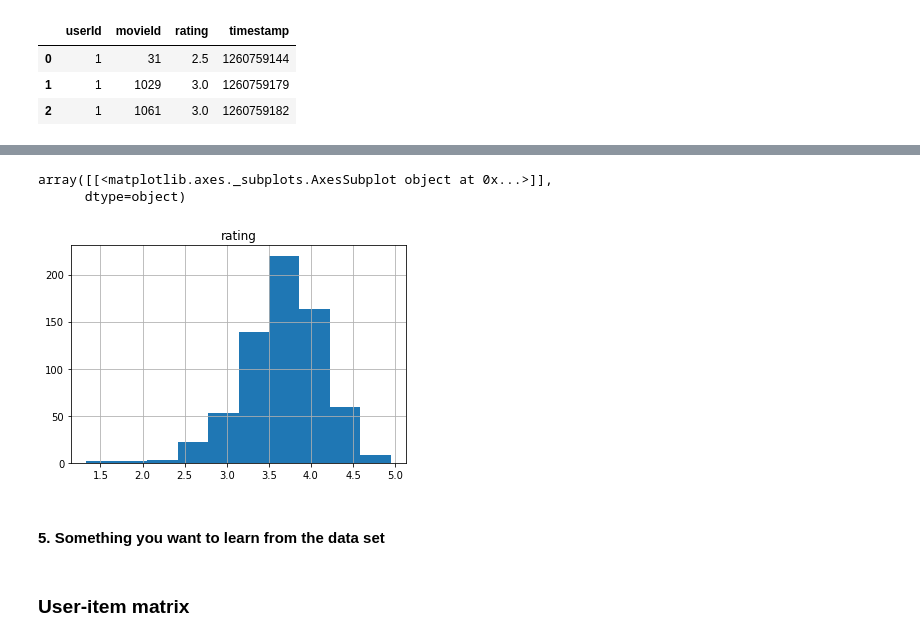
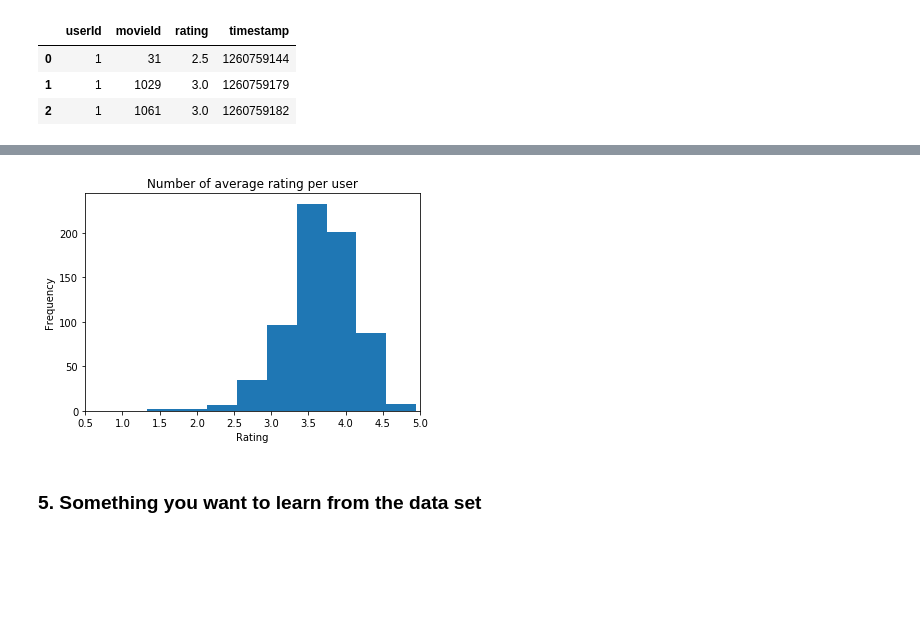
Before and after one commit to jsmienk/MLBD, a Jupyter notebook: recommender/2-collaborative-filtering.ipynb, the cells around one changed output, grey strips where cells are left out. Saved outputs shown, nothing was run; the diff lists cells and outputs as text; code cells hidden in the pictures; blank space fills up the shorter version.

```diff
--- a/recommender/2-collaborative-filtering.ipynb
+++ b/recommender/2-collaborative-filtering.ipynb
@@ -70,14 +67,9 @@ array([[<matplotlib.axes._subplots.AxesSubplot object at 0x...>]],
-# %%
-avg_user_ratings = ratings.groupby('userId').mean()
-
-avg_user_ratings.hist(column='rating', bins=10)
-# %% [output]
-array([[<matplotlib.axes._subplots.AxesSubplot object at 0x...>]],
-      dtype=object)
-[figure, removed]
+# %%
+avg_user_ratings = ratings[['userId', 'rating']].groupby('userId').mean()
+_ = avg_user_ratings.plot.hist(bins=9, xlim=(0.5, 5), title='Number of average rating per user', legend=False).set_xlabel('Rating')
+# %% [output]
+[figure, added]
 # %% [markdown]
-#### 5. Something you want to learn from the data set
+### 5. Something you want to learn from the data set
 # %%
 # helemaal niks geak
-# %% [markdown]
-### User-item matrix
```
Also changed, not shown: parts of 27 cells of this notebook.
